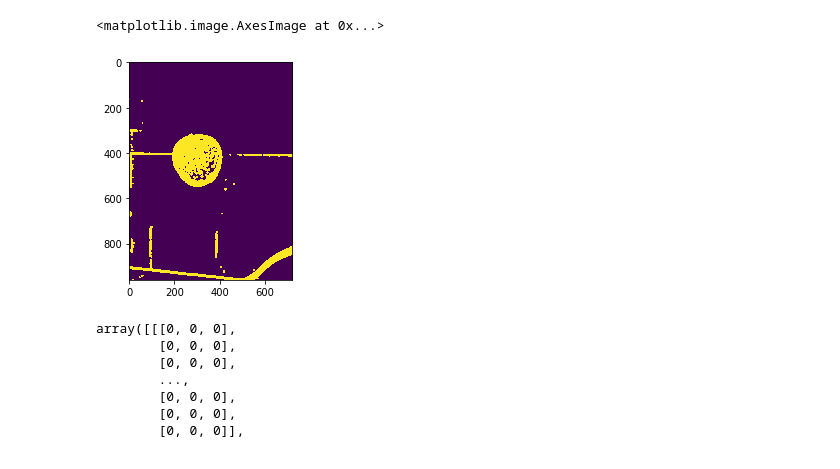
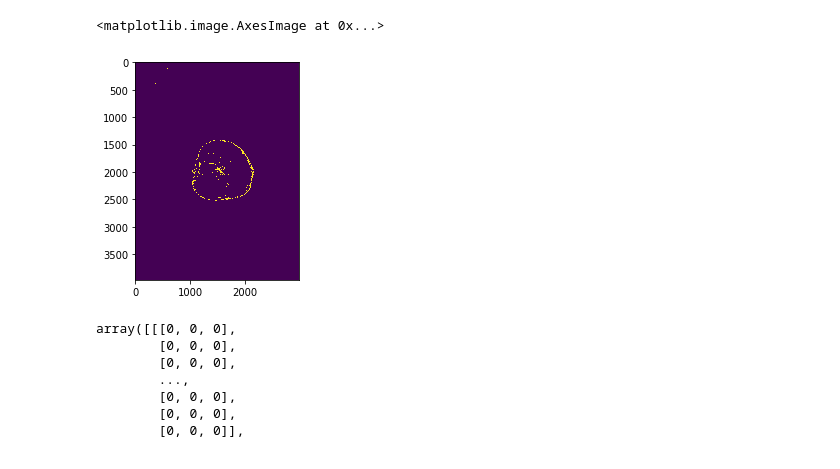
Before and after one commit to ananeto48/fruits_classification, a Jupyter notebook: notebooks/dimensions_notebook_threshold.ipynb, the cells around one changed output. Cells and saved outputs as stored; diff of their text form; code cells hidden in the pictures.

```diff
--- a/notebooks/dimensions_notebook_threshold.ipynb
+++ b/notebooks/dimensions_notebook_threshold.ipynb
@@ -7,7 +7,7 @@ from matplotlib import pyplot as plt
 #InteractiveShell.ast_node_interactivity = "all"
 # %%
 #read image
-img = cv2.imread('../photos_images/maca29.jpg')
+img = cv2.imread('../images_to_classify/IMG_20181119_225303.jpg')
 img = cv2.cvtColor(img, cv2.COLOR_BGR2RGB)
 plt.imshow(img)
 # %% [output]
@@ -22,13 +22,10 @@ plt.show(hist)
 # %%
 #converting image to graysclae to find threshold
 gray = cv2.cvtColor(img, cv2.COLOR_BGR2GRAY)
 gray = cv2.bilateralFilter(gray, 11, 17, 17)
-thresh = cv2.adaptiveThreshold(gray, 100, cv2.ADAPTIVE_THRESH_MEAN_C, cv2.THRESH_BINARY_INV, 11, 2)
-
-kernel = cv2.getStructuringElement(cv2.MORPH_ELLIPSE,(9,9))
-dilated = cv2.dilate(thresh, kernel)
-plt.imshow(dilated)
+thresh = cv2.adaptiveThreshold(gray, 120, cv2.ADAPTIVE_THRESH_MEAN_C, cv2.THRESH_BINARY_INV, 11, 2)
+plt.imshow(thresh)
 # %% [output]
 <matplotlib.image.AxesImage at 0x...>
-[figure, old version]
+[figure, new version]
 # %%
```
Also changed, not shown: parts of 7 cells of this notebook, 8 other files.
